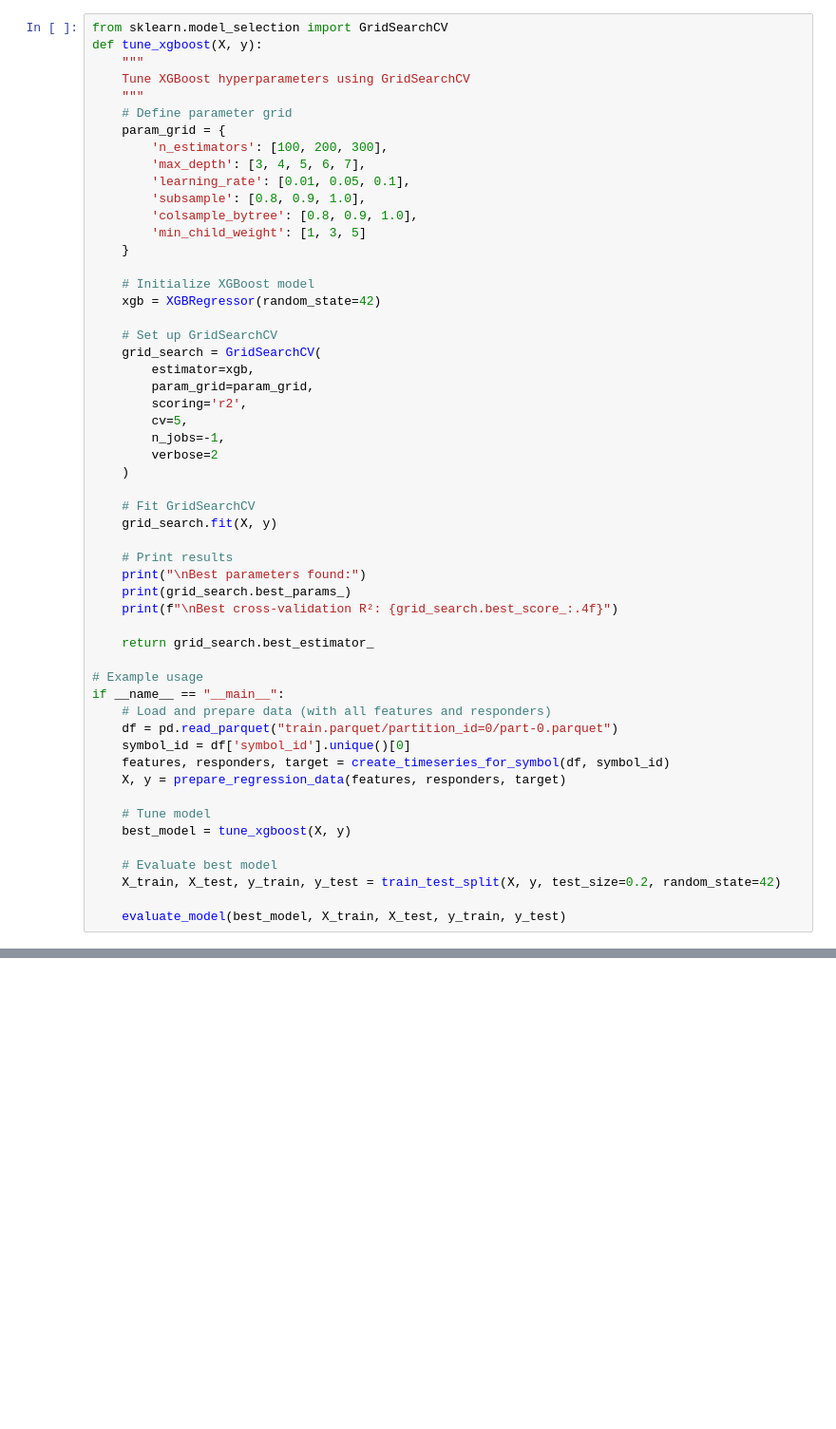
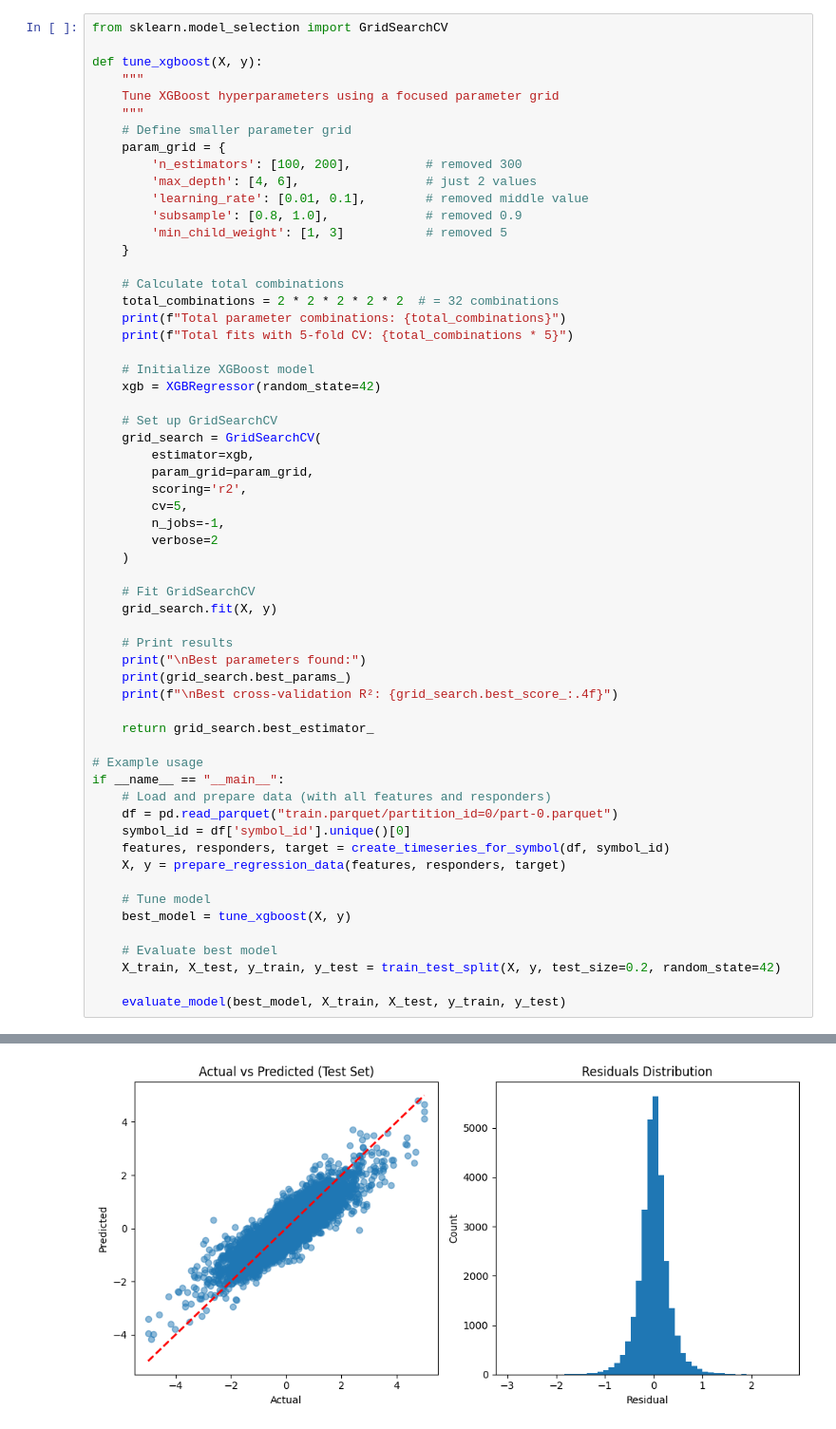
Before and after one commit to SaumikDana/kaggle_jane_street_problem, a Jupyter notebook: data.ipynb, the cells around one changed output, grey strips where cells are left out. Shown: that part at 95% size. Cells and saved outputs as stored; diff of their text form; blank space fills up the shorter version.

```diff
--- a/data.ipynb
+++ b/data.ipynb
@@ -473,18 +599,23 @@ if __name__ == "__main__":
 # %%
 from sklearn.model_selection import GridSearchCV
+
 def tune_xgboost(X, y):
     """
-    Tune XGBoost hyperparameters using GridSearchCV
+    Tune XGBoost hyperparameters using a focused parameter grid
     """
-    # Define parameter grid
+    # Define smaller parameter grid
     param_grid = {
-        'n_estimators': [100, 200, 300],
-        'max_depth': [3, 4, 5, 6, 7],
-        'learning_rate': [0.01, 0.05, 0.1],
-        'subsample': [0.8, 0.9, 1.0],
-        'colsample_bytree': [0.8, 0.9, 1.0],
-        'min_child_weight': [1, 3, 5]
+        'n_estimators': [100, 200],          # removed 300
+        'max_depth': [4, 6],                 # just 2 values
+        'learning_rate': [0.01, 0.1],        # removed middle value
+        'subsample': [0.8, 1.0],             # removed 0.9
+        'min_child_weight': [1, 3]           # removed 5
     }
+
+    # Calculate total combinations
+    total_combinations = 2 * 2 * 2 * 2 * 2  # = 32 combinations
+    print(f"Total parameter combinations: {total_combinations}")
+    print(f"Total fits with 5-fold CV: {total_combinations * 5}")
 
     # Initialize XGBoost model
     xgb = XGBRegressor(random_state=42)
@@ -524,3 +655,4 @@ if __name__ == "__main__":
     X_train, X_test, y_train, y_test = train_test_split(X, y, test_size=0.2, random_state=42)
 
     evaluate_model(best_model, X_train, X_test, y_train, y_test)
+# %% [output]
@@ -526,0 +676 @@ if __name__ == "__main__":
+[figure, added]
```
Also changed, not shown: parts of 7 cells of this notebook.
